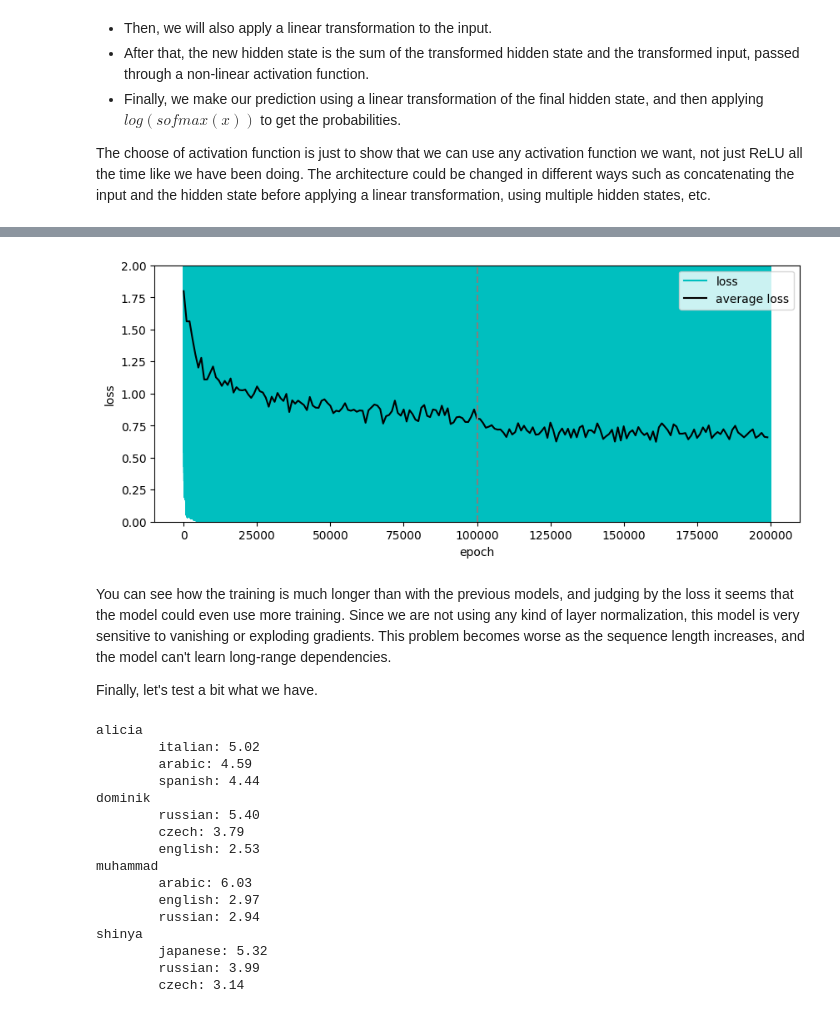
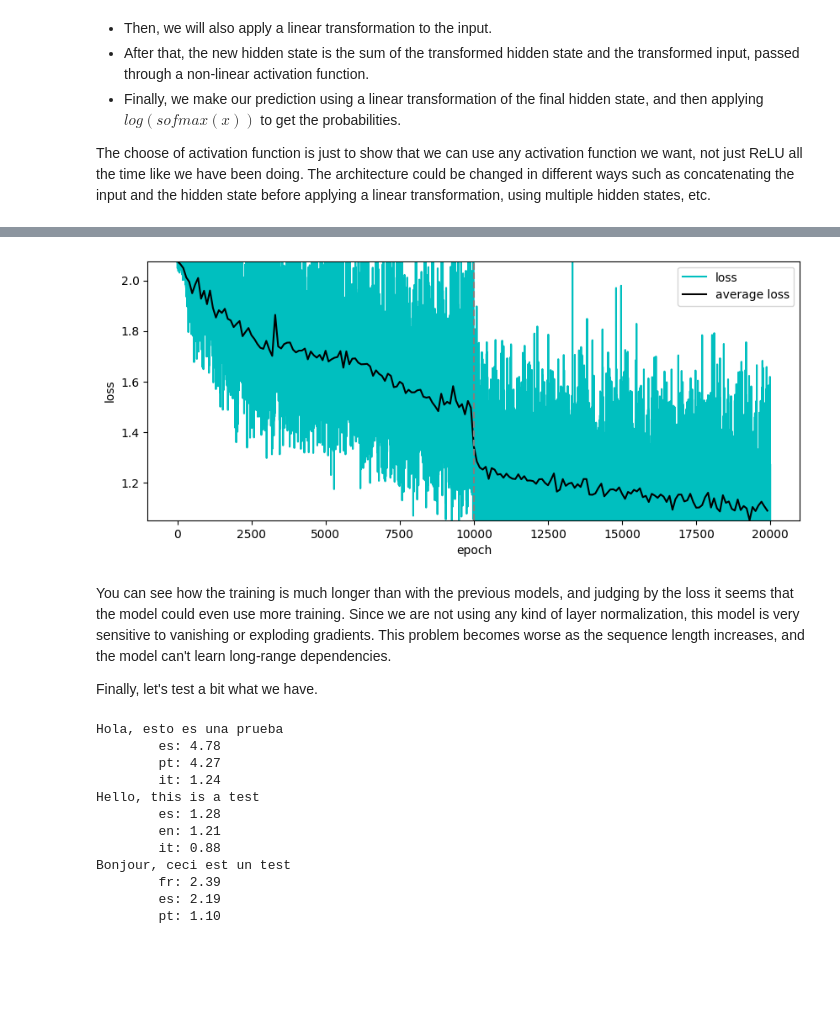
Before and after one commit to jcarlosroldan/road-to-ai, a Jupyter notebook: 012 Recurrent neural networks.ipynb, the cells around one changed output, grey strips where cells are left out. Drawn from its saved outputs; the diff is of its cells as text; code cells hidden in the pictures; blank space fills up the shorter version.

Commit message:
Improved RNN training set, preparing for LSTM

```diff
--- a/012 Recurrent neural networks.ipynb
+++ b/012 Recurrent neural networks.ipynb
@@ -50,21 +63,22 @@ The choose of activation function is just to show that we can use any activation
 # %%
 class RNN(torch.nn.Module):
 	def __init__(self, input_size, hidden_size, output_size):
-		super(RNN, self).__init__()
+		super().__init__()
 		self.hidden_size = hidden_size
-		self.one_hot = torch.eye(input_size)
+		self.one_hot = torch.eye(input_size, device=device)
 		self.i2h = torch.nn.Linear(input_size, hidden_size)
 		self.h2h = torch.nn.Linear(hidden_size, hidden_size)
 		self.h2o = torch.nn.Linear(hidden_size, output_size)
 
 	def forward(self, input):
-		hidden = torch.zeros(1, self.hidden_size)
-		for i in input:
+		hidden = torch.zeros(self.hidden_size, device=device)
+		for i in range(input.size(-1)):
+			i = input[..., i]
 			h = self.h2h(hidden)
 			i = self.i2h(self.one_hot[i])
 			hidden = (h + i).tanh()
 		return self.h2o(hidden)
 
-model = RNN(len(characters), 512, len(nationalities))
+model = RNN(len(vocabulary), 512, len(languages)).to(device)
 print(f'Created model with {sum(p.numel() for p in model.parameters())} parameters')
 # %% [output]
@@ -74,21 +88,25 @@ Now let's train our model. Since every name has a different length, we can't lev
 # %%
-def train(model, iterations=100000, lr=0.003):
+def train(model, iterations=10000, batch_size=32, lr=0.05):
+	start = time()
 	optimizer = torch.optim.SGD(model.parameters(), lr=lr)
 	criterion = torch.nn.CrossEntropyLoss()
 	losses = []
 	for epoch in range(iterations):
-		ix = torch.randint(len(X), (1,)).item()
-		x, y = X[ix], Y[ix]
-		output = model(x)
-		loss = criterion(output.view(1, -1), y.view(1))
+		ix = torch.randint(len(X), (batch_size,))
+		xb, yb = X[ix], Y[ix]
+		output = model(xb)
+		loss = criterion(output, yb)
 		optimizer.zero_grad()
 		loss.backward()
 		optimizer.step()
 		losses.append(loss.item())
-		if epoch % 10000 == 0:
-			print(f'Epoch {epoch} loss: {loss.item()}')
+		if epoch % 1000 == 0:
+			remaining = (time() - start) * (iterations - epoch) / (epoch + 1)
+			print(f'Epoch {epoch:4} loss: {loss.item():.4f} remaining: {remaining//60:.0f}:{remaining%60:02.0f}')
 	return losses
 
+print('Training with default learning rate')
 losses = train(model)
-losses.extend(train(model, lr=0.0003))
+print('Training with lower learning rate')
+losses.extend(train(model, lr=0.005))
 # %% [output]
@@ -115,41 +130,37 @@ Epoch 90000 loss: 3.070244550704956
 # %%
-average_losses = torch.tensor(losses).view(-1, 1000).mean(1)
+average_losses = torch.tensor(losses).view(-1, 100).mean(1)
 plt.figure(figsize=(10, 4))
 plt.plot(losses, c='c', label='loss')
-plt.plot(range(0, len(losses), 1000), average_losses, c='k', label='average loss')
+plt.plot(range(0, len(losses), 100), average_losses, c='k', label='average loss')
 plt.xlabel('epoch')
 plt.ylabel('loss')
 plt.legend()
-plt.ylim(0, 2)
-plt.axvline(100000, c='gray', linestyle='--');
+plt.ylim(min(average_losses), max(average_losses))
+plt.axvline(10000, c='gray', linestyle='--');
 # %% [output]
-[figure, old version]
+[figure, new version]
 # %% [markdown]
 You can see how the training is much longer than with the previous models, and judging by the loss it seems that the model could even use more training. Since we are not using any kind of layer normalization, this model is very sensitive to vanishing or exploding gradients. This problem becomes worse as the sequence length increases, and the model can't learn long-range dependencies.
 
 Finally, let's test a bit what we have.
 # %%
-for name in 'alicia', 'dominik', 'muhammad', 'shinya':
-	print(name)
-	name_ix = [c2i[c] for c in name]
-	probs = model(name_ix)[0]
+for sentence in ('Hola, esto es una prueba', 'Hello, this is a test', 'Bonjour, ceci est un test'):
+	print(sentence)
+	name_ix = torch.tensor(vectorize_sentence(sentence))[:16]
+	probs = model(name_ix)
 	top = torch.topk(probs, 3)
 	for i in range(3):
-		print(f'\t{nationalities[top.indices[i]]}: {top.values[i].item():.2f}')
+		print(f'\t{languages[top.indices[i]]}: {top.values[i].item():.2f}')
 # %% [output]
-alicia
-        italian: 5.02
-        arabic: 4.59
-        spanish: 4.44
-dominik
-        russian: 5.40
-        czech: 3.79
-        english: 2.53
-muhammad
-        arabic: 6.03
-        english: 2.97
-        russian: 2.94
-shinya
-        japanese: 5.32
-        russian: 3.99
-        czech: 3.14
+Hola, esto es una prueba
+        es: 4.78
+        pt: 4.27
+        it: 1.24
+Hello, this is a test
+        es: 1.28
+        en: 1.21
+        it: 0.88
+Bonjour, ceci est un test
+        fr: 2.39
+        es: 2.19
+        pt: 1.10
```
Also changed, not shown: parts of 9 cells of this notebook, 2 other files.
